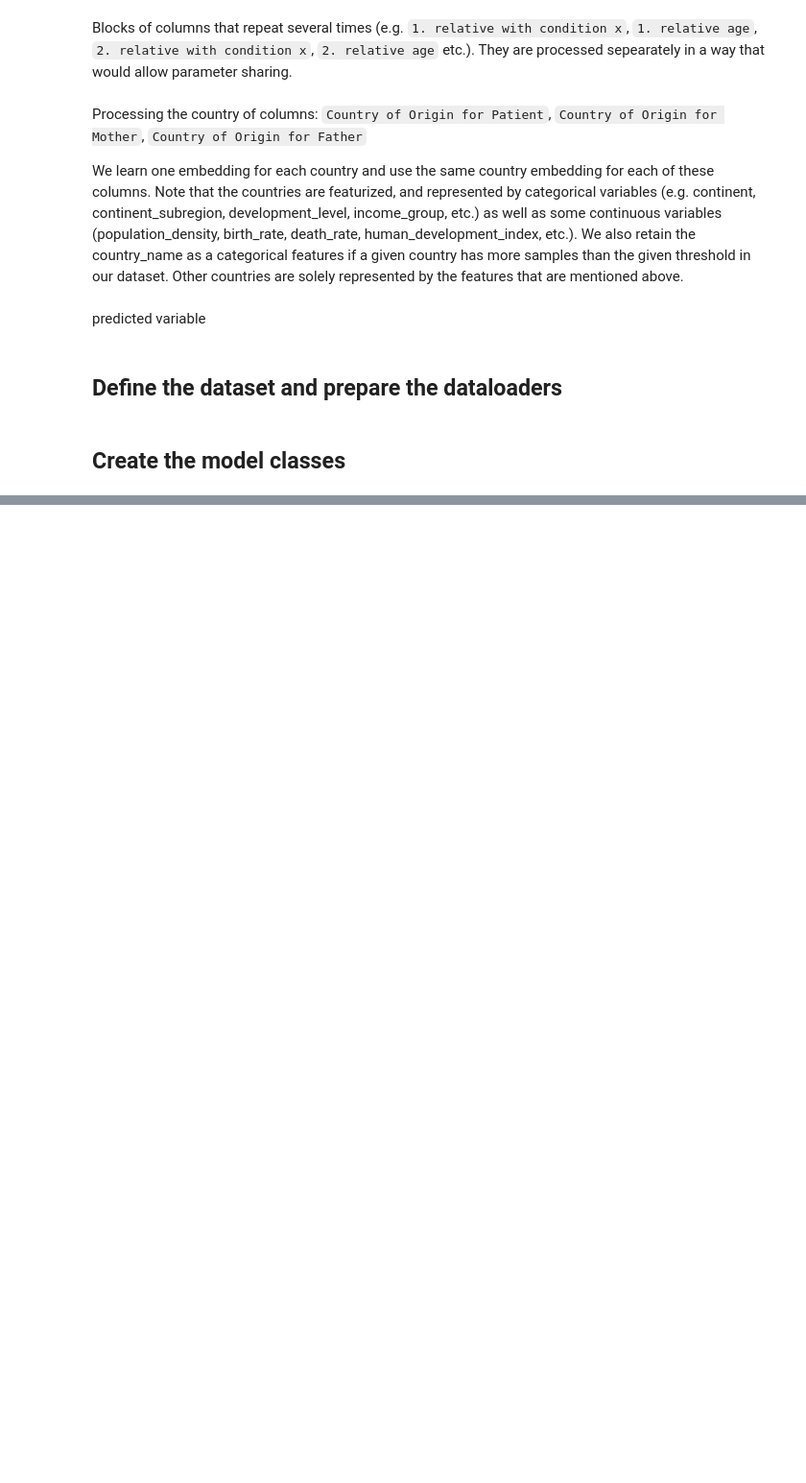
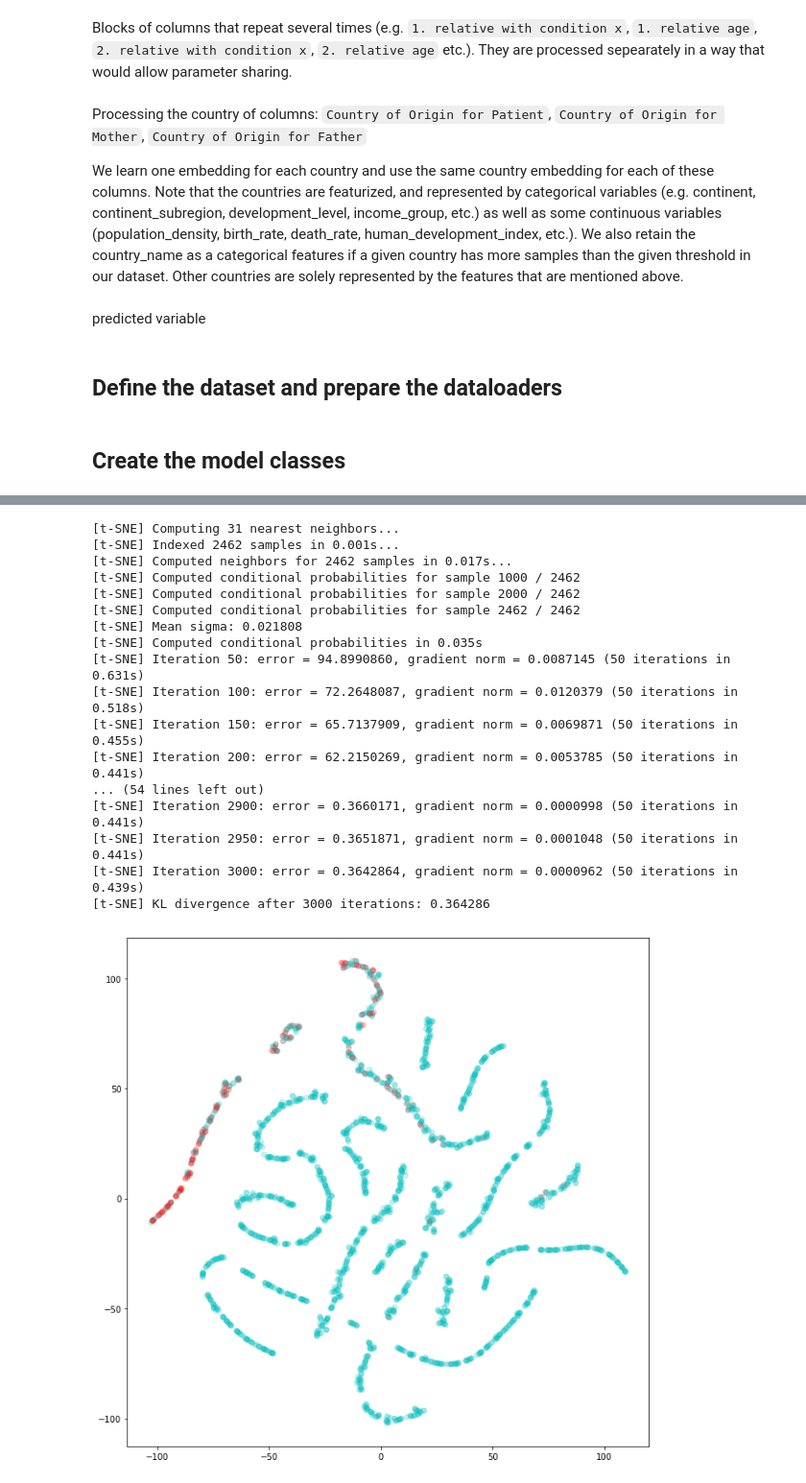
Before and after one commit to skarakulak/NYULH_Breast_Cancer_Optimal_Therapy, a Jupyter notebook: DataPrep.ipynb, the cells around one changed output, grey strips where cells are left out. Shown: that part at 96% size. Saved outputs shown, nothing was run; the diff lists cells and outputs as text; code cells hidden in the pictures; blank space fills up the shorter version.

Commit message:
tsne results

```diff
--- a/DataPrep.ipynb
+++ b/DataPrep.ipynb
@@ -619,0 +745,4 @@ for epoch in range(0,10):
+# %%
+for epoch in range(0,10):
+    train(epoch, model,coef_z_l2 = 3e-5, autoencoder=False, coef_l2_penalty=3e-3)
+    benchmark=test(model, coef_z_l2 = 3e-5, autoencoder=False,benchmark=benchmark)
@@ -619,0 +776,4 @@ for epoch in range(0,10):
+# %%
+checkpoint = torch.load('model_params.pth')
+model.load_state_dict(checkpoint['model_state_dict'])
+optimizer.load_state_dict(checkpoint['optimizer_state_dict'])
@@ -619,0 +784,41 @@ for epoch in range(0,10):
+# %%
+train_loader_wo_samp = DataLoader(ds_train,batch_size=batch_size, num_workers=1)
+valid_loader_wo_samp = DataLoader(ds_valid,batch_size=batch_size, num_workers=1)
+# %%
+model.eval(); model.train_mode=False
+latent_results = []
+triple_neg = []
+for data, target in train_loader_wo_samp:
+    latent_results.append(model(data, autoencoder=False)[-1])
+    triple_neg.append(target)
+z = torch.cat(latent_results,dim=0)
+y = torch.cat(triple_neg,dim=0)
+# %%
+tsne_model = TSNE(n_components=2, random_state=0, perplexity = 10, learning_rate = 20, n_iter = 3000, verbose = 3)
+tsne_dist = tsne_model.fit_transform(z.detach().numpy())
+
+
+fig = plt.figure(figsize=(11,11))
+ax = fig.add_subplot(111)
+
+plt.scatter(tsne_dist[:,0], tsne_dist[:,1],alpha = 0.20, c = ['c' if k==0 else 'r' for k in y.detach().numpy()])
+plt.show()
+# %% [output]
+[t-SNE] Computing 31 nearest neighbors...
+[t-SNE] Indexed 2462 samples in 0.001s...
+[t-SNE] Computed neighbors for 2462 samples in 0.017s...
+[t-SNE] Computed conditional probabilities for sample 1000 / 2462
+[t-SNE] Computed conditional probabilities for sample 2000 / 2462
+[t-SNE] Computed conditional probabilities for sample 2462 / 2462
+[t-SNE] Mean sigma: 0.021808
+[t-SNE] Computed conditional probabilities in 0.035s
+[t-SNE] Iteration 50: error = 94.8990860, gradient norm = 0.0087145 (50 iterations in 0.631s)
+[t-SNE] Iteration 100: error = 72.2648087, gradient norm = 0.0120379 (50 iterations in 0.518s)
+[t-SNE] Iteration 150: error = 65.7137909, gradient norm = 0.0069871 (50 iterations in 0.455s)
+[t-SNE] Iteration 200: error = 62.2150269, gradient norm = 0.0053785 (50 iterations in 0.441s)
+... (54 lines left out)
+[t-SNE] Iteration 2900: error = 0.3660171, gradient norm = 0.0000998 (50 iterations in 0.441s)
+[t-SNE] Iteration 2950: error = 0.3651871, gradient norm = 0.0001048 (50 iterations in 0.441s)
+[t-SNE] Iteration 3000: error = 0.3642864, gradient norm = 0.0000962 (50 iterations in 0.439s)
+[t-SNE] KL divergence after 3000 iterations: 0.364286
+[figure, added]
```
Also changed, not shown: parts of 16 cells of this notebook, 1 other file.
